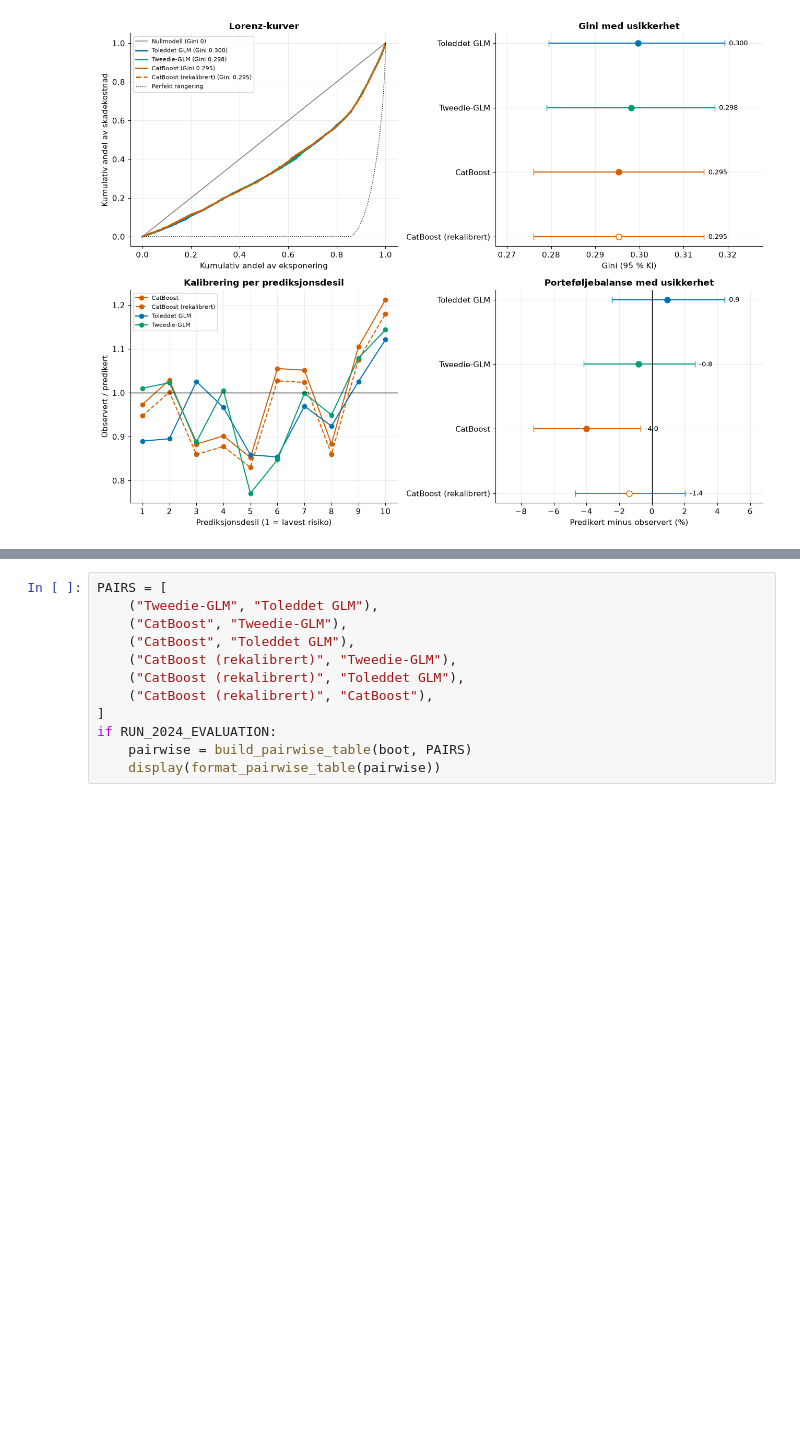
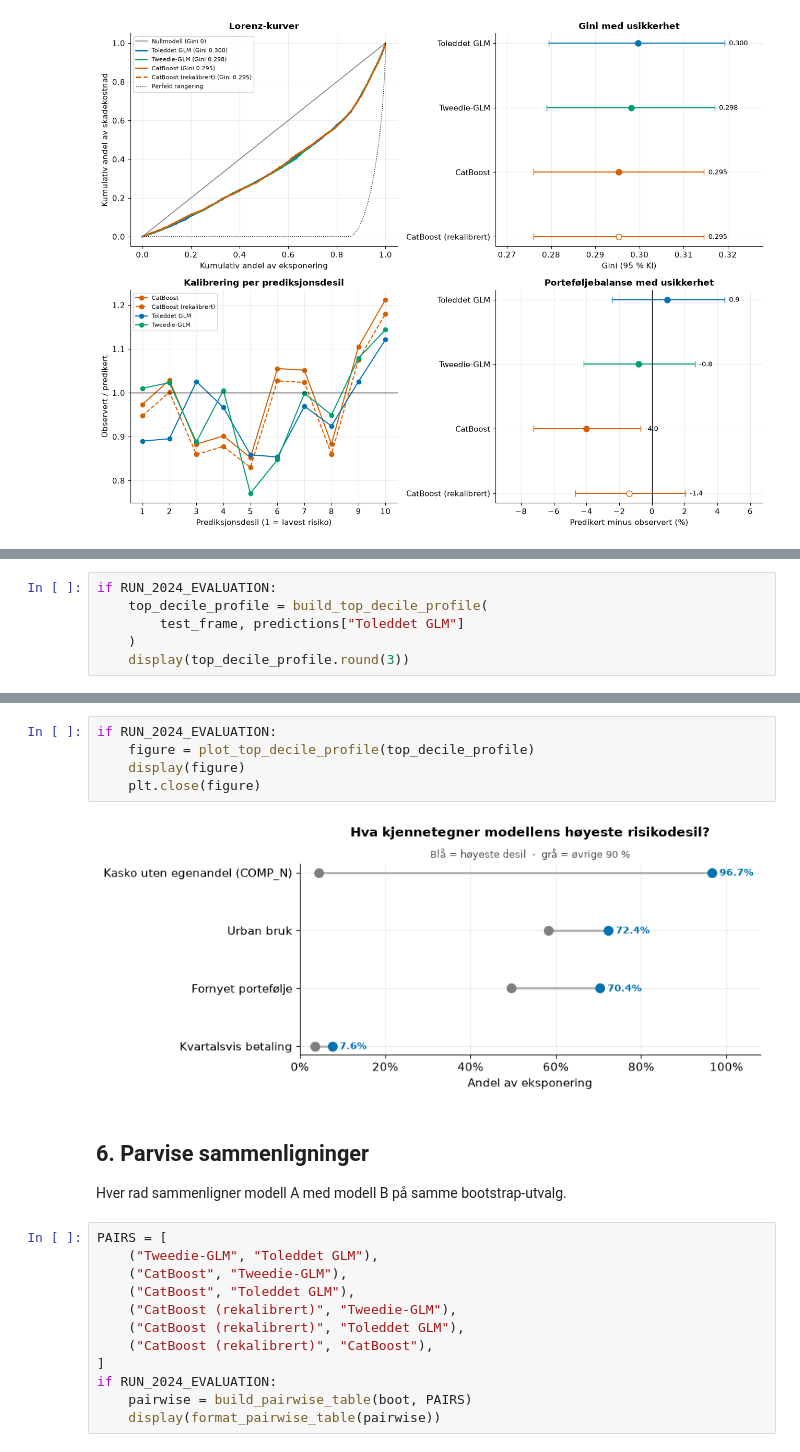
Before and after one commit to MarkusBjerkaas/Motor-Insurance-GLM-ML, a Jupyter notebook: model_results.ipynb, the cells around one changed output, grey strips where cells are left out. Cells and saved outputs as stored; diff of their text form; blank space fills up the shorter version.

```diff
--- a/model_results.ipynb
+++ b/model_results.ipynb
@@ -189,0 +221,6 @@ Hver rad sammenligner modell A med modell B på samme bootstrap-utvalg.
+# %%
+if RUN_2024_EVALUATION:
+    top_decile_profile = build_top_decile_profile(
+        test_frame, predictions["Toleddet GLM"]
+    )
+    display(top_decile_profile.round(3))
@@ -190,3 +233,14 @@ Hver rad sammenligner modell A med modell B på samme bootstrap-utvalg.
+# %%
+if RUN_2024_EVALUATION:
+    figure = plot_top_decile_profile(top_decile_profile)
+    display(figure)
+    plt.close(figure)
+# %% [output]
+[figure, added]
+# %% [markdown]
+## 6. Parvise sammenligninger
+
+Hver rad sammenligner modell A med modell B på samme bootstrap-utvalg.
 # %%
 PAIRS = [
     ("Tweedie-GLM", "Toleddet GLM"),
```
Also changed, not shown: parts of 8 cells of this notebook, 10 other files.
